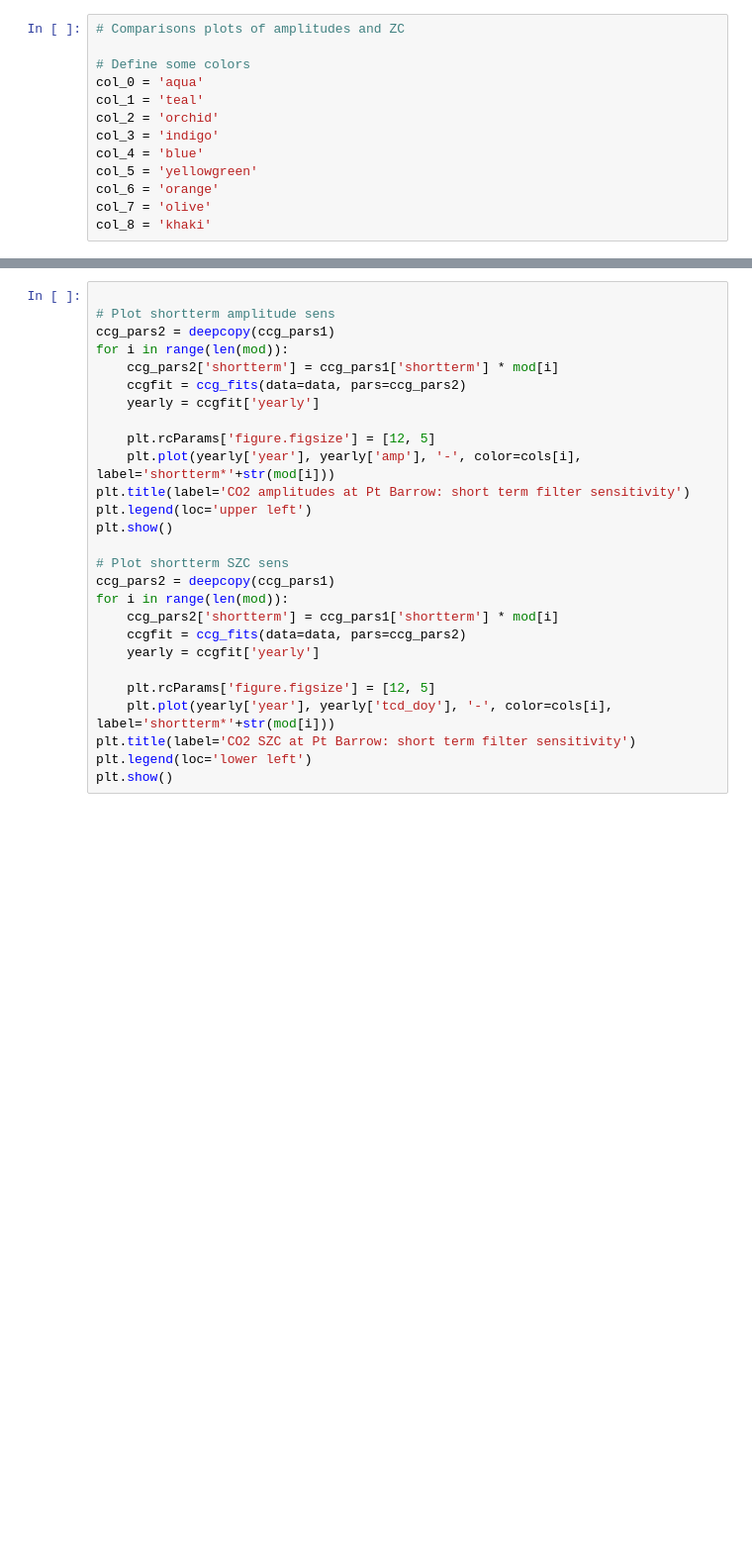
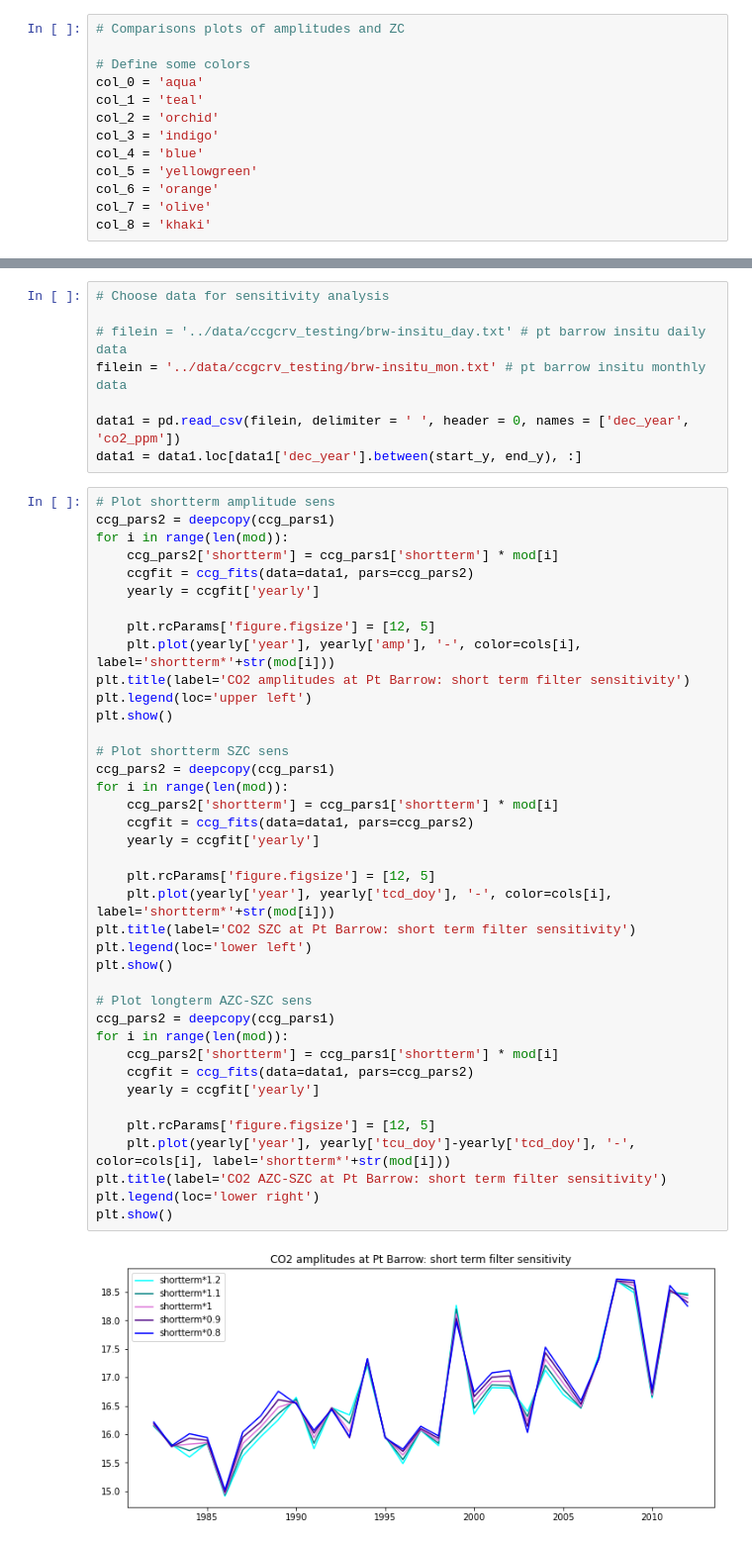
Before and after one commit to femoyano/co2_analysis, a Jupyter notebook: ccgcrv_analysis.ipynb, the cells around one changed output, grey strips where cells are left out. Shown at 99% size. Saved outputs shown, nothing was run; the diff lists cells and outputs as text; blank space fills up the shorter version.

```diff
--- a/ccgcrv_analysis.ipynb
+++ b/ccgcrv_analysis.ipynb
@@ -412,27 +476,49 @@ data = data.loc[data['dec_year'].between(start_y, end_y), :]
+# %%
+# Choose data for sensitivity analysis
+
+# filein = '../data/ccgcrv_testing/brw-insitu_day.txt' # pt barrow insitu daily data
+filein = '../data/ccgcrv_testing/brw-insitu_mon.txt' # pt barrow insitu monthly data
+
+data1 = pd.read_csv(filein, delimiter = ' ', header = 0, names = ['dec_year', 'co2_ppm'])
+data1 = data1.loc[data1['dec_year'].between(start_y, end_y), :]
 # %%
-
 # Plot shortterm amplitude sens
 ccg_pars2 = deepcopy(ccg_pars1)
 for i in range(len(mod)):
     ccg_pars2['shortterm'] = ccg_pars1['shortterm'] * mod[i]
-    ccgfit = ccg_fits(data=data, pars=ccg_pars2)
+    ccgfit = ccg_fits(data=data1, pars=ccg_pars2)
     yearly = ccgfit['yearly']
 
     plt.rcParams['figure.figsize'] = [12, 5]
     plt.plot(yearly['year'], yearly['amp'], '-', color=cols[i], label='shortterm*'+str(mod[i]))
 plt.title(label='CO2 amplitudes at Pt Barrow: short term filter sensitivity')
 plt.legend(loc='upper left')
 plt.show()
 
 # Plot shortterm SZC sens
 ccg_pars2 = deepcopy(ccg_pars1)
 for i in range(len(mod)):
     ccg_pars2['shortterm'] = ccg_pars1['shortterm'] * mod[i]
-    ccgfit = ccg_fits(data=data, pars=ccg_pars2)
+    ccgfit = ccg_fits(data=data1, pars=ccg_pars2)
     yearly = ccgfit['yearly']
 
     plt.rcParams['figure.figsize'] = [12, 5]
     plt.plot(yearly['year'], yearly['tcd_doy'], '-', color=cols[i], label='shortterm*'+str(mod[i]))
 plt.title(label='CO2 SZC at Pt Barrow: short term filter sensitivity')
 plt.legend(loc='lower left')
 plt.show()
+
+# Plot longterm AZC-SZC sens
+ccg_pars2 = deepcopy(ccg_pars1)
+for i in range(len(mod)):
+    ccg_pars2['shortterm'] = ccg_pars1['shortterm'] * mod[i]
+    ccgfit = ccg_fits(data=data1, pars=ccg_pars2)
+    yearly = ccgfit['yearly']
+
+    plt.rcParams['figure.figsize'] = [12, 5]
+    plt.plot(yearly['year'], yearly['tcu_doy']-yearly['tcd_doy'], '-', color=cols[i], label='shortterm*'+str(mod[i]))
+plt.title(label='CO2 AZC-SZC at Pt Barrow: short term filter sensitivity')
+plt.legend(loc='lower right')
+plt.show()
+# %% [output]
+[figure, added]
```
Also changed, not shown: parts of 30 cells of this notebook, 3 other files.
